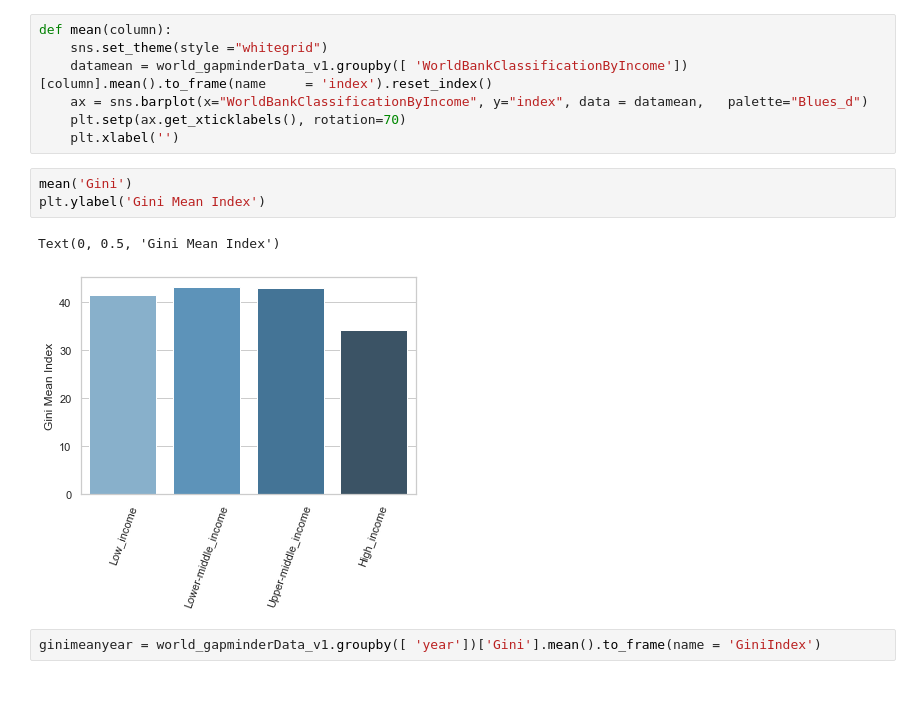
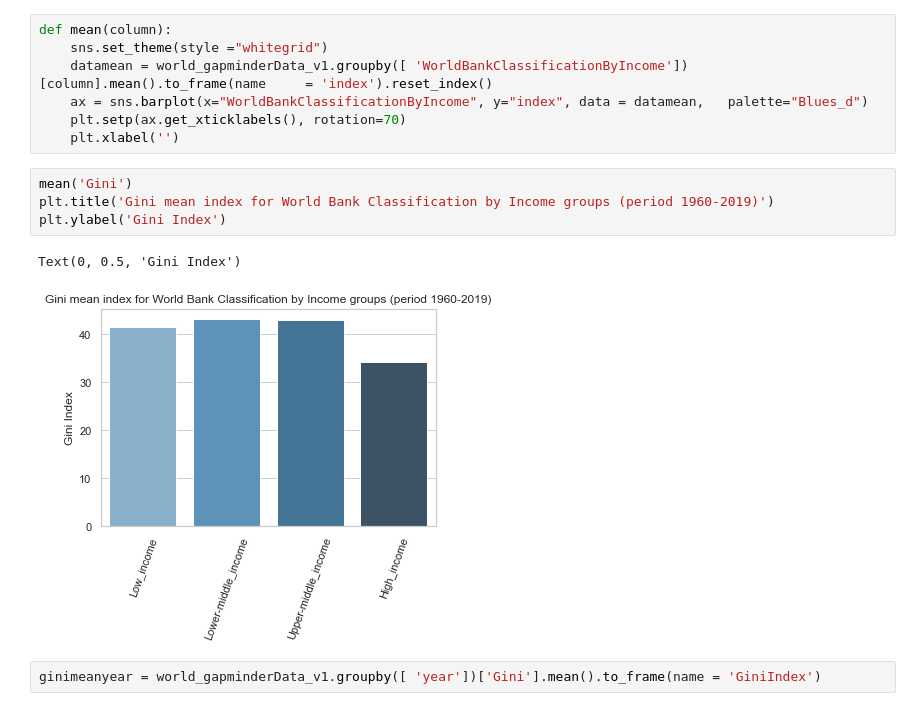
Before and after one commit to jmlunahuerta/IntroDataAnalysis_InvestigateDataset, a Jupyter notebook: InvestigateDataGapMinder.ipynb, the cells around one changed output. Drawn from its saved outputs; the diff is of its cells as text.

```diff
--- a/InvestigateDataGapMinder.ipynb
+++ b/InvestigateDataGapMinder.ipynb
@@ -551,11 +551,12 @@ def mean(column):
     ax = sns.barplot(x="WorldBankClassificationByIncome", y="index", data = datamean,   palette="Blues_d")
     plt.setp(ax.get_xticklabels(), rotation=70)
     plt.xlabel('')
-# %%
-mean('Gini')
-plt.ylabel('Gini Mean Index')
-# %% [output]
-Text(0, 0.5, 'Gini Mean Index')
-[figure, removed]
+# %%
+mean('Gini')
+plt.title('Gini mean index for World Bank Classification by Income groups (period 1960-2019)')
+plt.ylabel('Gini Index')
+# %% [output]
+Text(0, 0.5, 'Gini Index')
+[figure, added]
 # %%
 ginimeanyear = world_gapminderData_v1.groupby([ 'year'])['Gini'].mean().to_frame(name = 'GiniIndex')
```
Also changed, not shown: parts of 24 cells of this notebook, 1 other file.
